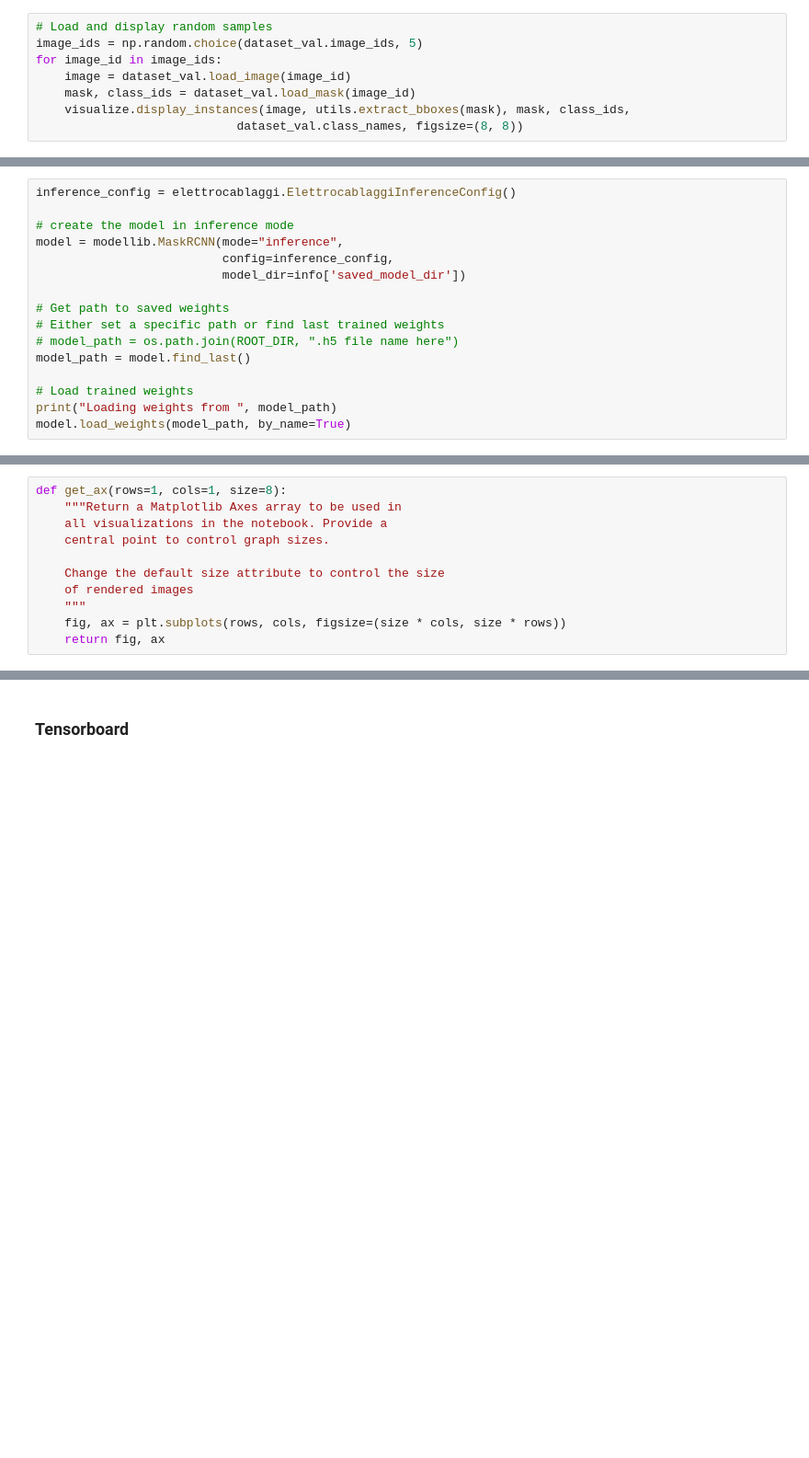
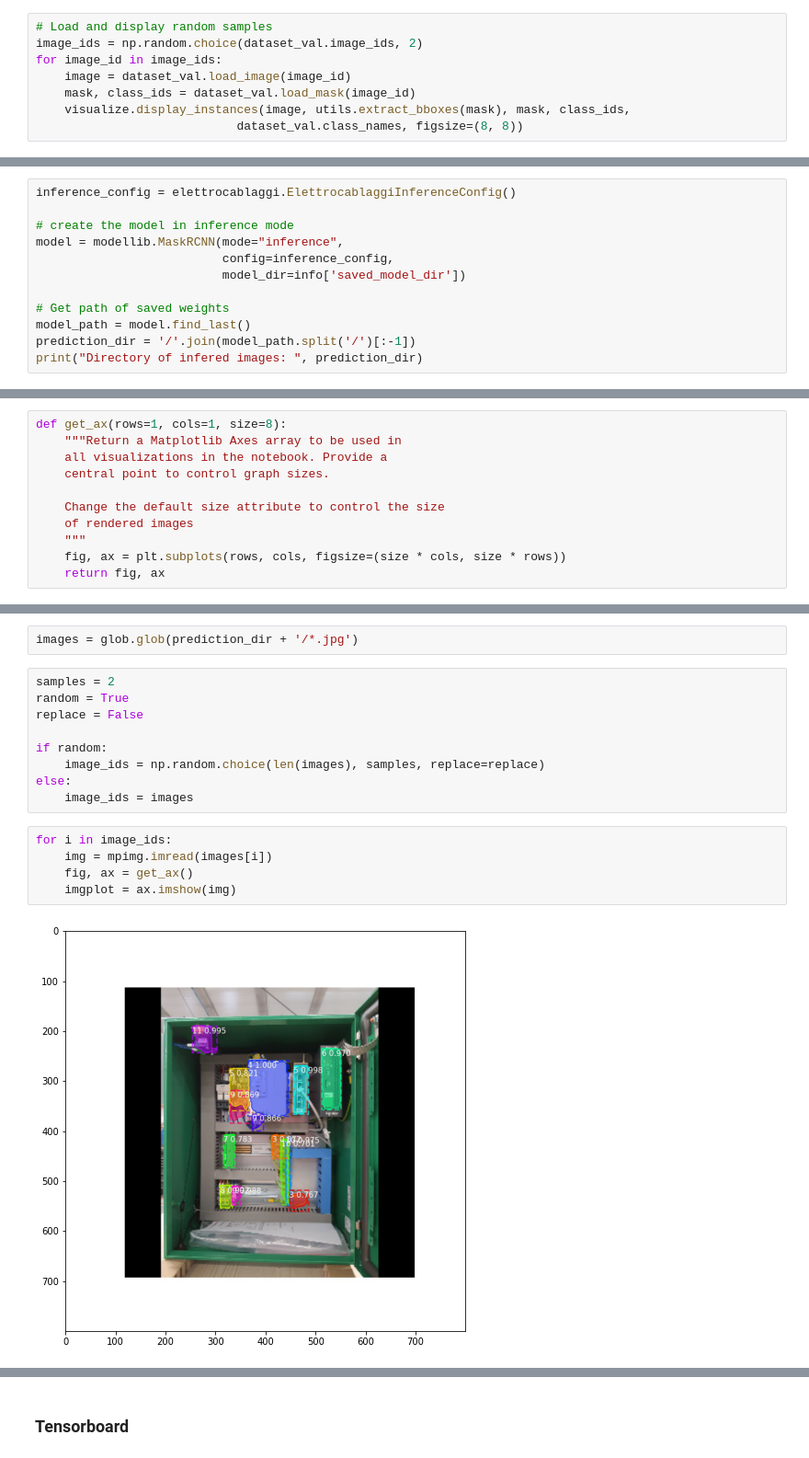
Before and after one commit to aleqrt/mask-rcnn-api, a Jupyter notebook: samples/elettrocablaggi/elettrocablaggi.ipynb, the cells around one changed output, grey strips where cells are left out. Shown at 92% size. Cells and saved outputs as stored; diff of their text form; blank space fills up the shorter version.

```diff
--- a/samples/elettrocablaggi/elettrocablaggi.ipynb
+++ b/samples/elettrocablaggi/elettrocablaggi.ipynb
@@ -62,7 +66,7 @@ for image_id in image_ids:
 [figure]
 # %%
 # Load and display random samples
-image_ids = np.random.choice(dataset_val.image_ids, 5)
+image_ids = np.random.choice(dataset_val.image_ids, 2)
 for image_id in image_ids:
     image = dataset_val.load_image(image_id)
     mask, class_ids = dataset_val.load_mask(image_id)
@@ -108,11 +112,7 @@ model = modellib.MaskRCNN(mode="inference",
                           config=inference_config,
                           model_dir=info['saved_model_dir'])
 
-# Get path to saved weights
-# Either set a specific path or find last trained weights
-# model_path = os.path.join(ROOT_DIR, ".h5 file name here")
+# Get path of saved weights
 model_path = model.find_last()
-
-# Load trained weights
-print("Loading weights from ", model_path)
-model.load_weights(model_path, by_name=True)
+prediction_dir = '/'.join(model_path.split('/')[:-1])
+print("Directory of infered images: ", prediction_dir)
@@ -167,0 +150,18 @@ print("mAP: ", np.mean(APs))
+# %%
+images = glob.glob(prediction_dir + '/*.jpg')
+# %%
+samples = 2
+random = True
+replace = False
+
+if random:
+    image_ids = np.random.choice(len(images), samples, replace=replace)
+else:
+    image_ids = images
+# %%
+for i in image_ids:
+    img = mpimg.imread(images[i])
+    fig, ax = get_ax()
+    imgplot = ax.imshow(img)
+# %% [output]
+[figure, added]
```
Also changed, not shown: parts of 26 cells of this notebook, 17 other files.
